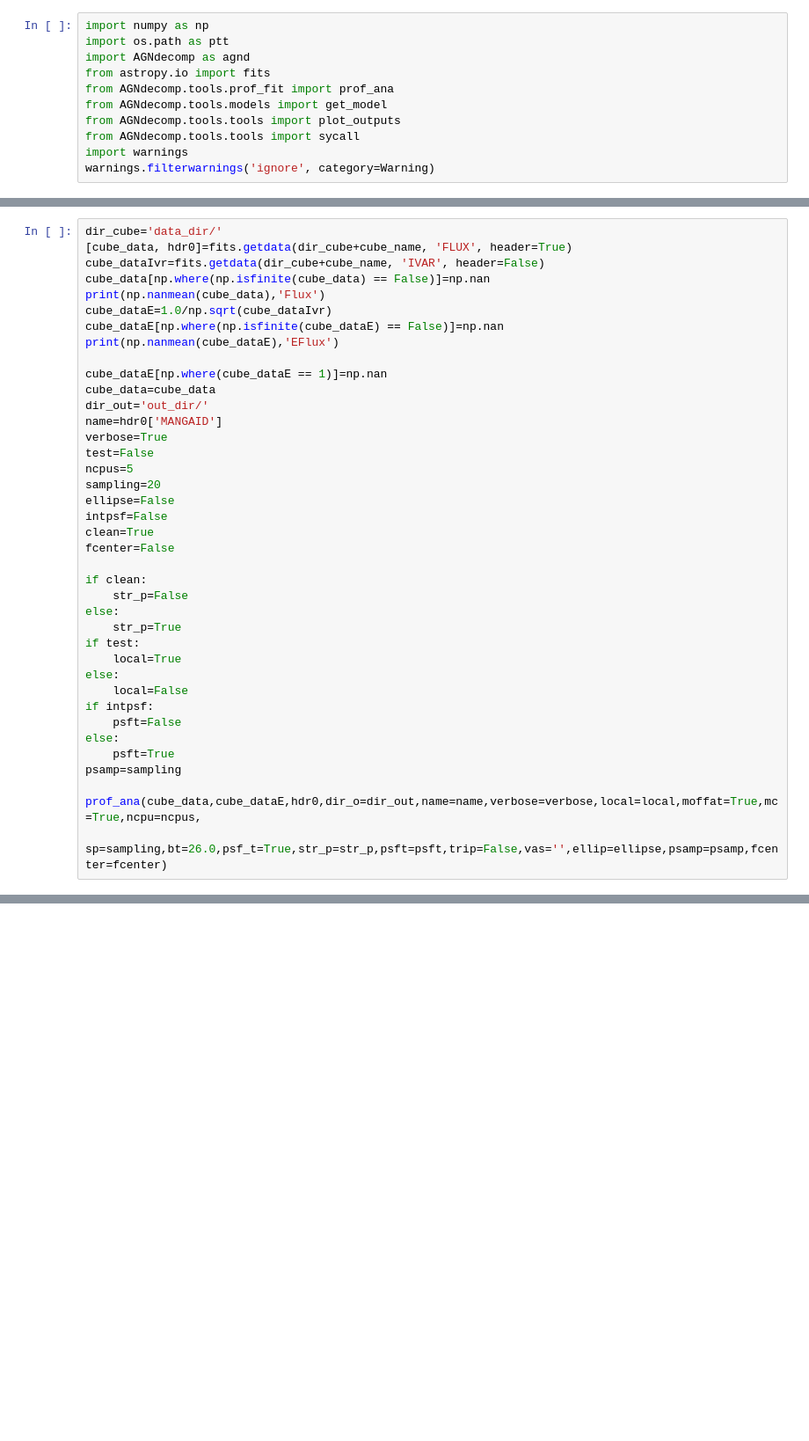
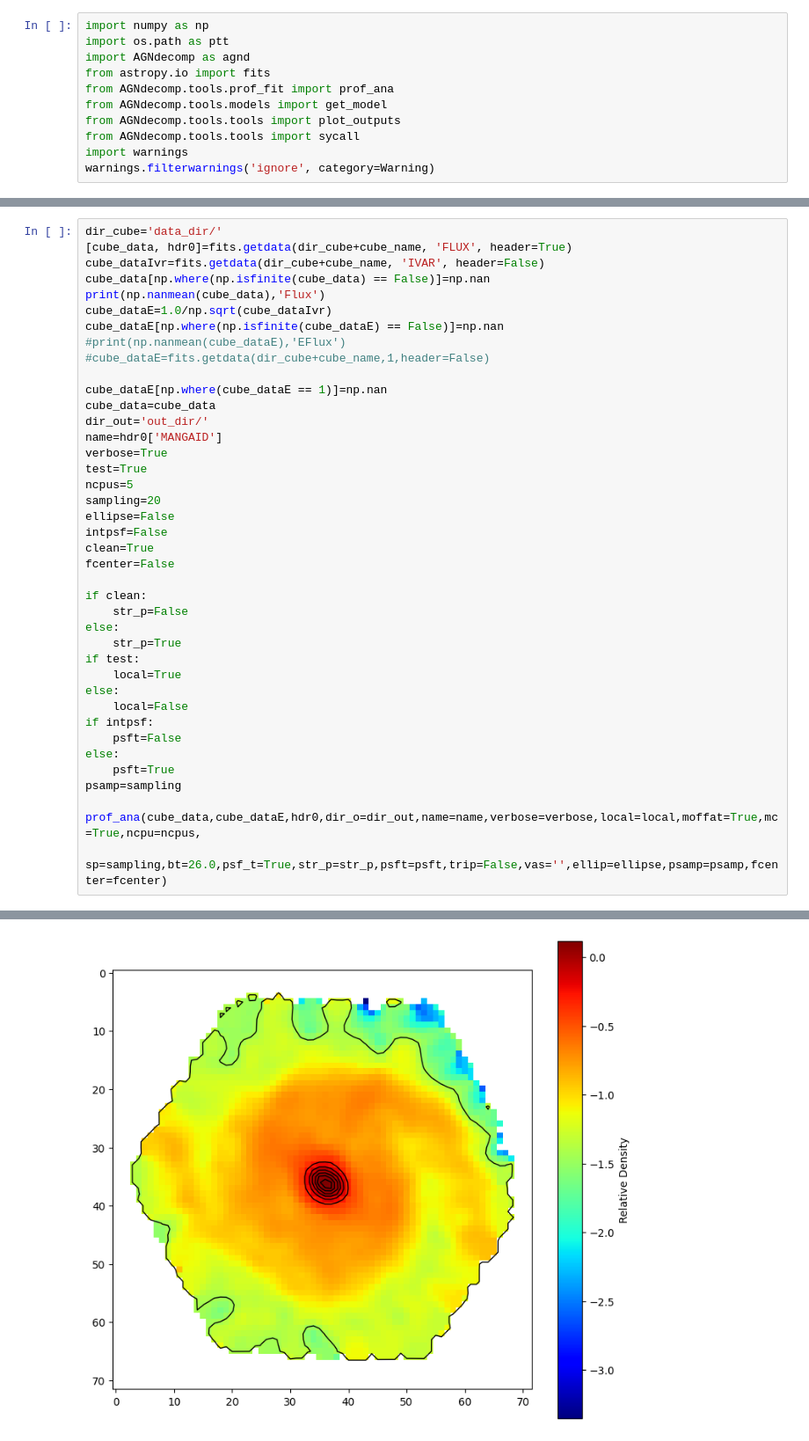
Before and after one commit to hjibarram/AGN_decompose, a Jupyter notebook: Examples/Example.ipynb, the cells around one changed output, grey strips where cells are left out. Shown at 88% size. Cells and saved outputs as stored; diff of their text form; blank space fills up the shorter version.

```diff
--- a/Examples/Example.ipynb
+++ b/Examples/Example.ipynb
@@ -30,14 +31,15 @@ cube_data[np.where(np.isfinite(cube_data) == False)]=np.nan
 print(np.nanmean(cube_data),'Flux')
 cube_dataE=1.0/np.sqrt(cube_dataIvr)
 cube_dataE[np.where(np.isfinite(cube_dataE) == False)]=np.nan
-print(np.nanmean(cube_dataE),'EFlux')
+#print(np.nanmean(cube_dataE),'EFlux')
+#cube_dataE=fits.getdata(dir_cube+cube_name,1,header=False)
 
 cube_dataE[np.where(cube_dataE == 1)]=np.nan
 cube_data=cube_data
 dir_out='out_dir/'
 name=hdr0['MANGAID']
 verbose=True
-test=False
+test=True
 ncpus=5
 sampling=20
 ellipse=False
@@ -81,0 +71 @@ wave= 4311.5 FLUX= 7.400616096867934 FLUXN= 367.1161 RADEC= 16h13m01.61215065s +
+[figure, added]
```
Also changed, not shown: parts of 3 cells of this notebook, 1 other file.
